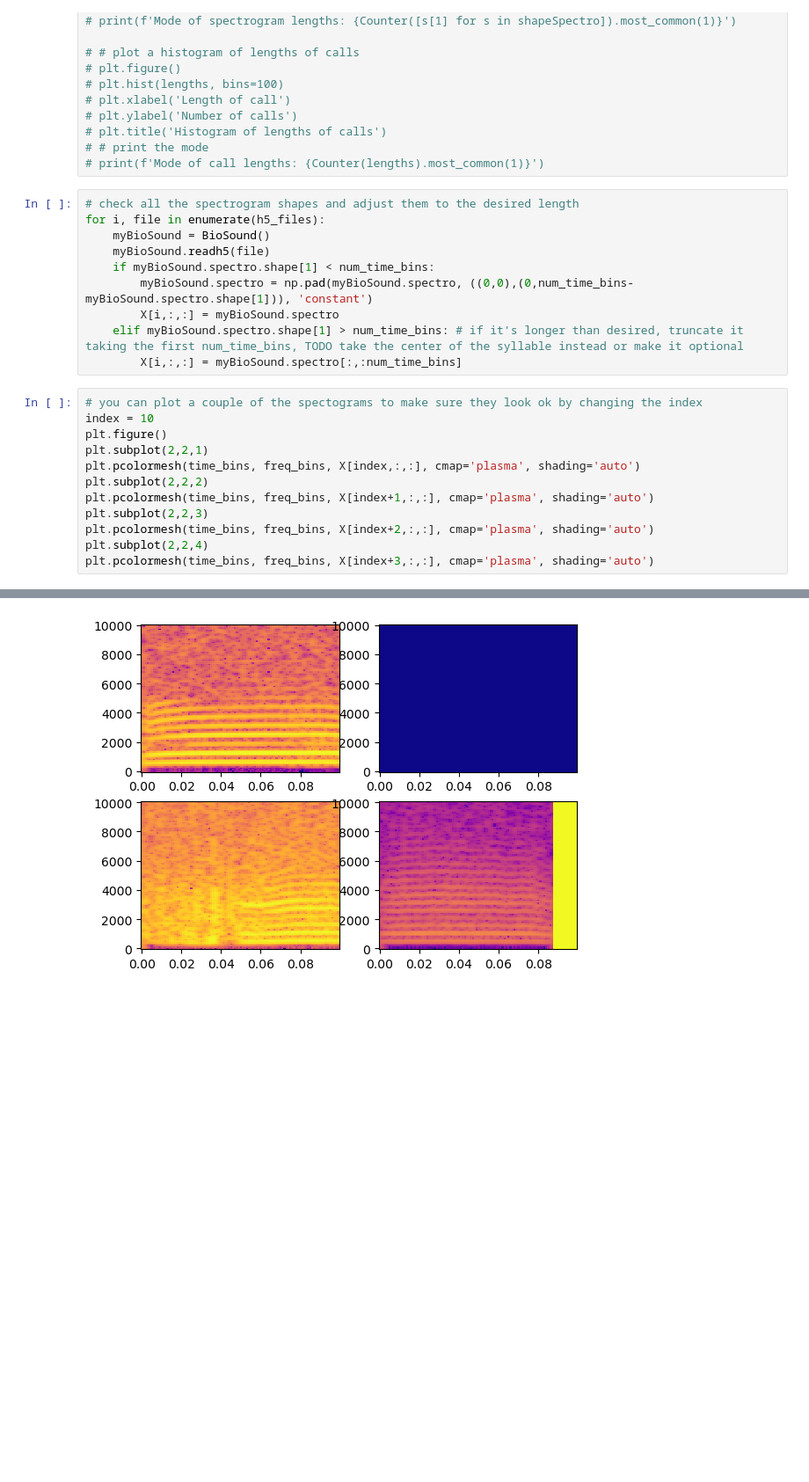
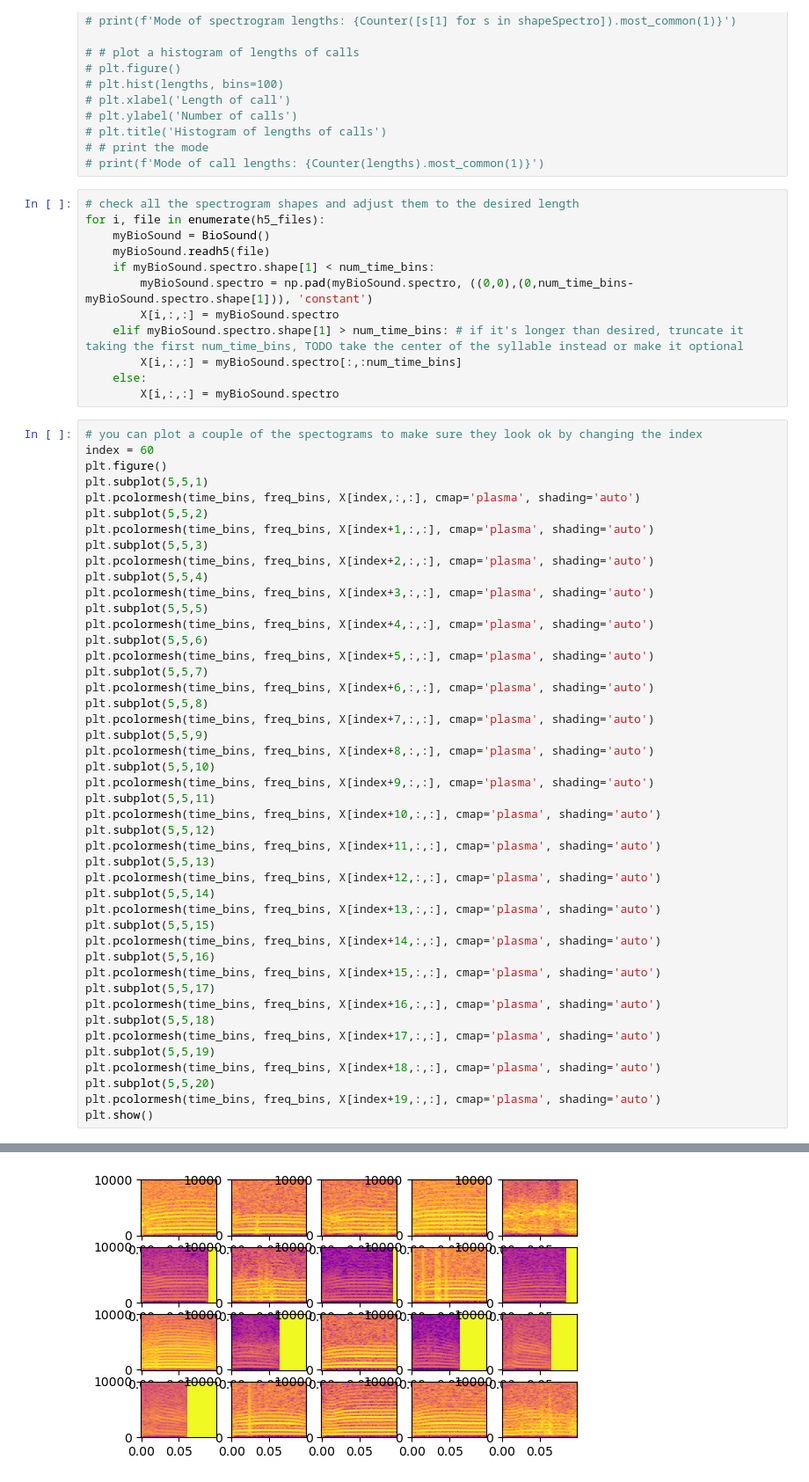
Before and after one commit to billewood/truman, a Jupyter notebook: save_spectrograms.ipynb, the cells around one changed output, grey strips where cells are left out. Shown: that part at 88% size. Cells and saved outputs as stored; diff of their text form; blank space fills up the shorter version.

```diff
--- a/save_spectrograms.ipynb
+++ b/save_spectrograms.ipynb
@@ -137,16 +137,51 @@ for i, file in enumerate(h5_files):
         X[i,:,:] = myBioSound.spectro
     elif myBioSound.spectro.shape[1] > num_time_bins: # if it's longer than desired, truncate it taking the first num_time_bins, TODO take the center of the syllable instead or make it optional
         X[i,:,:] = myBioSound.spectro[:,:num_time_bins]
+    else:
+        X[i,:,:] = myBioSound.spectro
 # %%
 # you can plot a couple of the spectograms to make sure they look ok by changing the index
-index = 10
+index = 60
 plt.figure()
-plt.subplot(2,2,1)
+plt.subplot(5,5,1)
 plt.pcolormesh(time_bins, freq_bins, X[index,:,:], cmap='plasma', shading='auto')
-plt.subplot(2,2,2)
+plt.subplot(5,5,2)
 plt.pcolormesh(time_bins, freq_bins, X[index+1,:,:], cmap='plasma', shading='auto')
-plt.subplot(2,2,3)
+plt.subplot(5,5,3)
 plt.pcolormesh(time_bins, freq_bins, X[index+2,:,:], cmap='plasma', shading='auto')
-plt.subplot(2,2,4)
+plt.subplot(5,5,4)
 plt.pcolormesh(time_bins, freq_bins, X[index+3,:,:], cmap='plasma', shading='auto')
+plt.subplot(5,5,5)
+plt.pcolormesh(time_bins, freq_bins, X[index+4,:,:], cmap='plasma', shading='auto')
+plt.subplot(5,5,6)
+plt.pcolormesh(time_bins, freq_bins, X[index+5,:,:], cmap='plasma', shading='auto')
+plt.subplot(5,5,7)
+plt.pcolormesh(time_bins, freq_bins, X[index+6,:,:], cmap='plasma', shading='auto')
+plt.subplot(5,5,8)
+plt.pcolormesh(time_bins, freq_bins, X[index+7,:,:], cmap='plasma', shading='auto')
+plt.subplot(5,5,9)
+plt.pcolormesh(time_bins, freq_bins, X[index+8,:,:], cmap='plasma', shading='auto')
+plt.subplot(5,5,10)
+plt.pcolormesh(time_bins, freq_bins, X[index+9,:,:], cmap='plasma', shading='auto')
+plt.subplot(5,5,11)
+plt.pcolormesh(time_bins, freq_bins, X[index+10,:,:], cmap='plasma', shading='auto')
+plt.subplot(5,5,12)
+plt.pcolormesh(time_bins, freq_bins, X[index+11,:,:], cmap='plasma', shading='auto')
+plt.subplot(5,5,13)
+plt.pcolormesh(time_bins, freq_bins, X[index+12,:,:], cmap='plasma', shading='auto')
+plt.subplot(5,5,14)
+plt.pcolormesh(time_bins, freq_bins, X[index+13,:,:], cmap='plasma', shading='auto')
+plt.subplot(5,5,15)
+plt.pcolormesh(time_bins, freq_bins, X[index+14,:,:], cmap='plasma', shading='auto')
+plt.subplot(5,5,16)
+plt.pcolormesh(time_bins, freq_bins, X[index+15,:,:], cmap='plasma', shading='auto')
+plt.subplot(5,5,17)
+plt.pcolormesh(time_bins, freq_bins, X[index+16,:,:], cmap='plasma', shading='auto')
+plt.subplot(5,5,18)
+plt.pcolormesh(time_bins, freq_bins, X[index+17,:,:], cmap='plasma', shading='auto')
+plt.subplot(5,5,19)
+plt.pcolormesh(time_bins, freq_bins, X[index+18,:,:], cmap='plasma', shading='auto')
+plt.subplot(5,5,20)
+plt.pcolormesh(time_bins, freq_bins, X[index+19,:,:], cmap='plasma', shading='auto')
+plt.show()
 # %% [output]
@@ -154 +188 @@ plt.pcolormesh(time_bins, freq_bins, X[index+3,:,:], cmap='plasma', shading='aut
-[figure, old version]
+[figure, new version]
```
Also changed, not shown: parts of 18 cells of this notebook.
